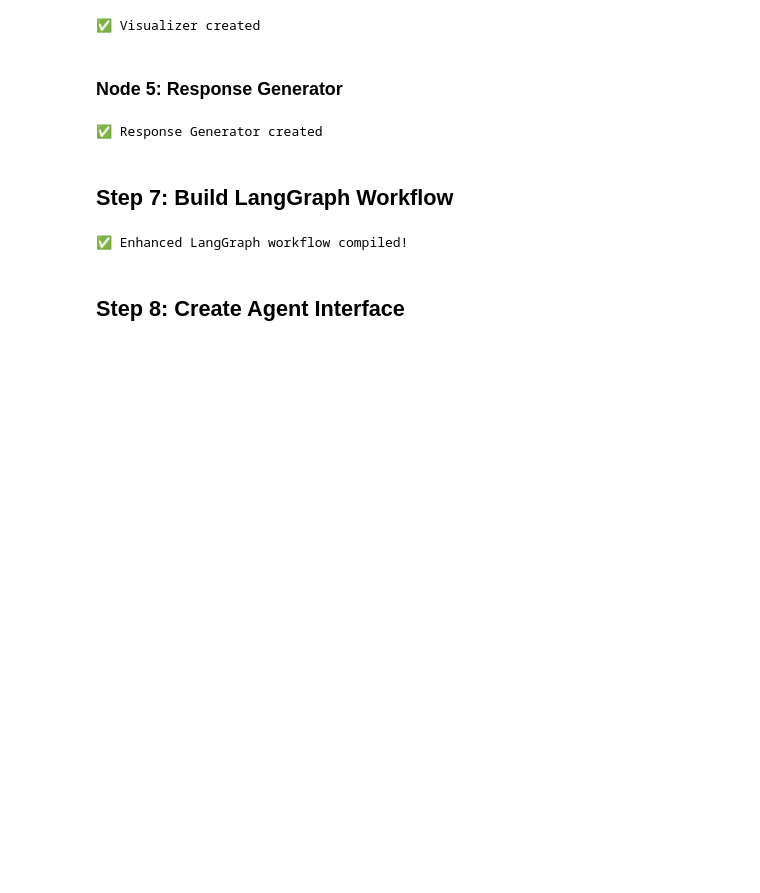
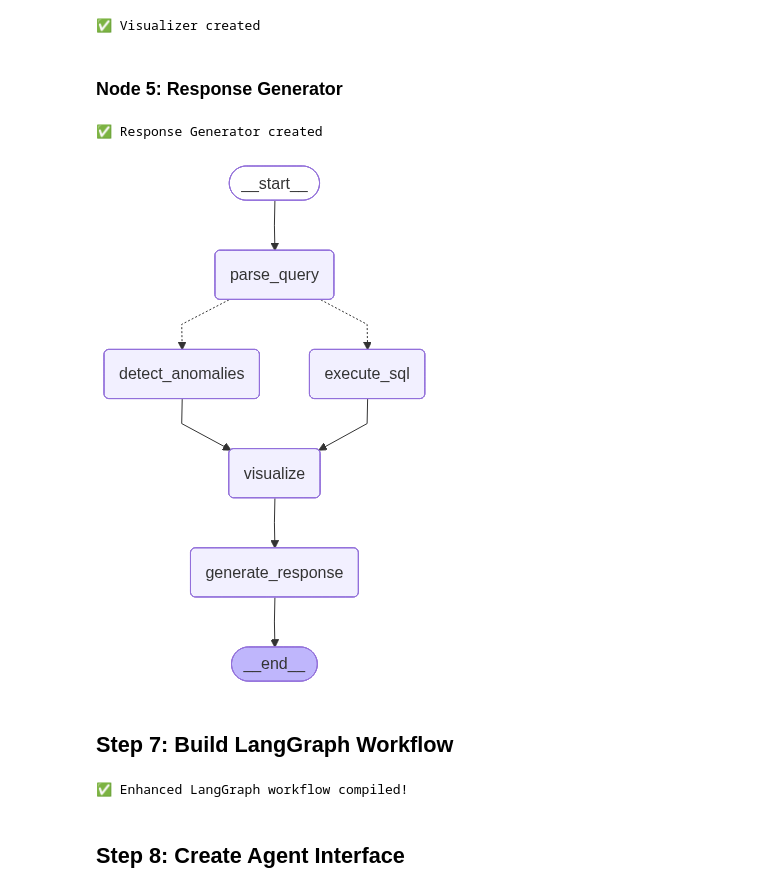
Before and after one commit to Bhardwaj-Saurabh/OmniSupply-AI-Multi-Agent-Supply-Chain-Intelligence-Platform, a Jupyter notebook: notebooks/data_analyst_agent_enhanced.ipynb, the cells around one changed output. Drawn from its saved outputs; the diff is of its cells as text; code cells hidden in the pictures; blank space fills up the shorter version.

Commit message:
supply agent chain intelligence completed

```diff
--- a/notebooks/data_analyst_agent_enhanced.ipynb
+++ b/notebooks/data_analyst_agent_enhanced.ipynb
@@ -580,6 +580,12 @@ Use markdown formatting. Be concise but thorough.
 print("✅ Response Generator created")
 # %% [output]
 ✅ Response Generator created
+# %%
+from IPython.display import Image, display
+
+display(Image(agent.get_graph().draw_mermaid_png()))
+# %% [output]
+[figure, added]
 # %% [markdown]
 ## Step 7: Build LangGraph Workflow
 # %%
```
Also changed, not shown: 2 other files.
